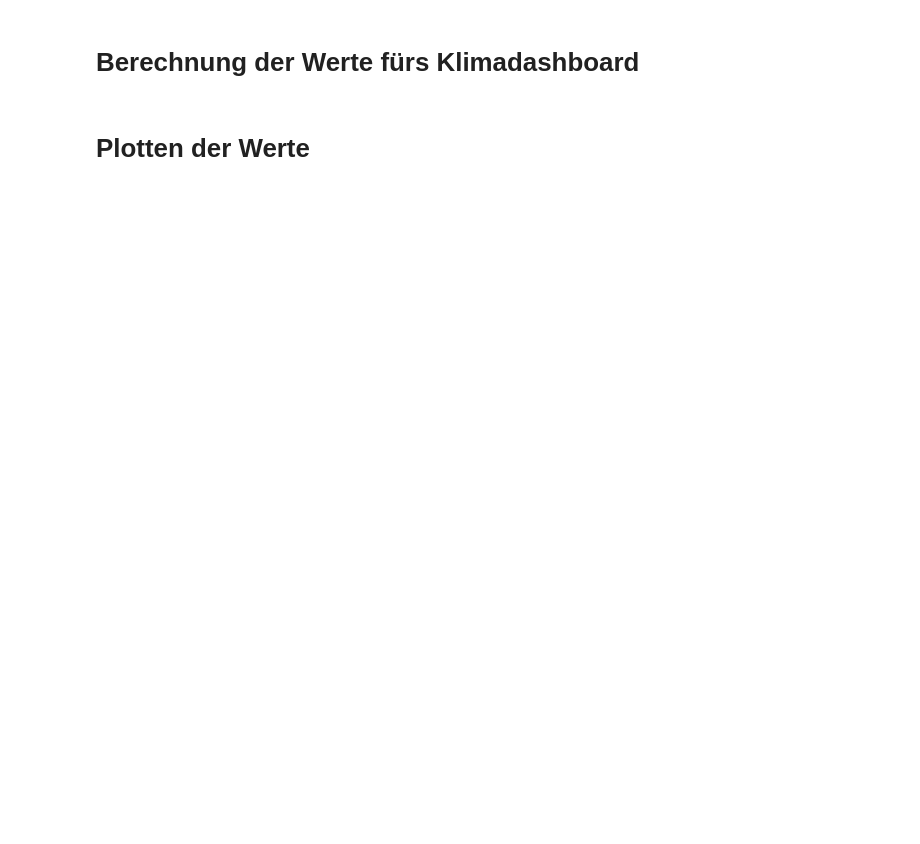
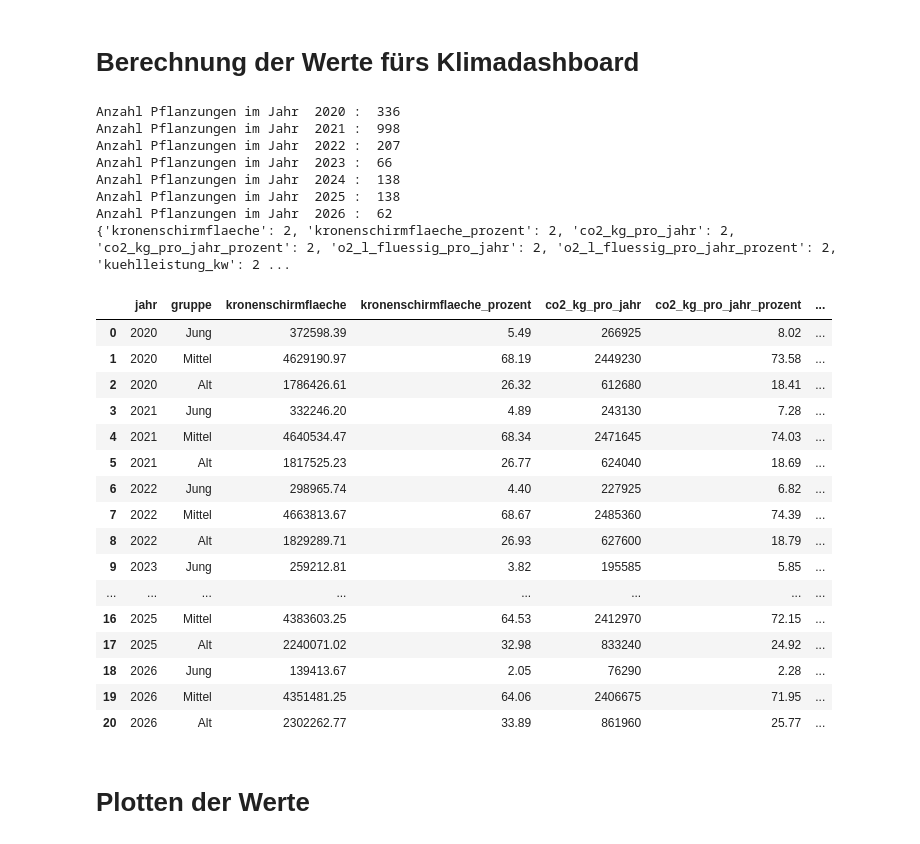
Before and after one commit to od-ms/converter-scripts, a Jupyter notebook: klimadashboard/klimadashboard-baeume.ipynb, the cells around one changed output. Drawn from its saved outputs; the diff is of its cells as text; code cells hidden in the pictures; blank space fills up the shorter version.

```diff
--- a/klimadashboard/klimadashboard-baeume.ipynb
+++ b/klimadashboard/klimadashboard-baeume.ipynb
@@ -144,6 +186,7 @@ def co2_rate(alter):
         return 40
 
 gdf["alter"] = CURRENT_YEAR - gdf["pflanzjahr"]
+pflanzungen = {}
 
 # =========================== Berechnungen ===========================
 
@@ -193,37 +236,61 @@ def berechne_jahr(df, jahr):
     temp_df = addFieldsToDataFrame(temp_df, "kronenschirmflaeche")
     temp_df = addFieldsToDataFrame(temp_df, "co2_kg_pro_jahr")
     temp_df = addFieldsToDataFrame(temp_df, "o2_l_fluessig_pro_jahr")
     temp_df = addFieldsToDataFrame(temp_df, "kuehlleistung_kw")
     # TODO - Anzahl der Fällungen => hier gibt es noch eine Datenlieferung von 67
     # TODO: Pflanzungen pro Jahr => Alle Bäume mit Alter 0; #TODO diese Daten müssen noch richtig in die Tabelle pro Jahr (unabhängig von der Altersgruppe)
-    print("Anzahl Pflanzungen im Jahr ", jahr)
-    print((gdf["pflanzjahr"] == jahr).sum())
+    pflanzungen[jahr] = (gdf["pflanzjahr"] == jahr).sum()
+    print("Anzahl Pflanzungen im Jahr ", jahr, ": ",pflanzungen[jahr])
     return temp_df
 
 startjahr = 2020
 endjahr = CURRENT_YEAR
 
 alle = []
 
 for jahr in range(startjahr, endjahr + 1):
     t = berechne_jahr(gdf, jahr)
     t["jahr"] = jahr
     alle.append(t)
-
-print(alle)
 
 # Dataframe erstellen
 slider_df = pd.concat(alle, ignore_index=True)
 
 # Runden der Werte auf 2 Nachkommastellen, außer für die Spalten "jahr" und "gruppe"
 cols = {col: 2 for col in slider_df.columns if col not in ("jahr", "gruppe")}
 slider_df = slider_df.round(cols)
 
 # Daten als CSV speichern
 slider_df.to_csv("data/baumkachel_daten.csv", index=False)
 
 # Daten ausgeben
 slider_df
+# %% [output]
+Anzahl Pflanzungen im Jahr  2020 :  336
+Anzahl Pflanzungen im Jahr  2021 :  998
+Anzahl Pflanzungen im Jahr  2022 :  207
+Anzahl Pflanzungen im Jahr  2023 :  66
+Anzahl Pflanzungen im Jahr  2024 :  138
+Anzahl Pflanzungen im Jahr  2025 :  138
+Anzahl Pflanzungen im Jahr  2026 :  62
+{'kronenschirmflaeche': 2, 'kronenschirmflaeche_prozent': 2, 'co2_kg_pro_jahr': 2, 'co2_kg_pro_jahr_prozent': 2, 'o2_l_fluessig_pro_jahr': 2, 'o2_l_fluessig_pro_jahr_prozent': 2, 'kuehlleistung_kw': 2 ...
+|  | jahr | gruppe | kronenschirmflaeche | kronenschirmflaeche_prozent | co2_kg_pro_jahr | co2_kg_pro_jahr_prozent | ... |
+| 0 | 2020 | Jung | 372598.39 | 5.49 | 266925 | 8.02 | ... |
+| 1 | 2020 | Mittel | 4629190.97 | 68.19 | 2449230 | 73.58 | ... |
+| 2 | 2020 | Alt | 1786426.61 | 26.32 | 612680 | 18.41 | ... |
+| 3 | 2021 | Jung | 332246.20 | 4.89 | 243130 | 7.28 | ... |
+| 4 | 2021 | Mittel | 4640534.47 | 68.34 | 2471645 | 74.03 | ... |
+| 5 | 2021 | Alt | 1817525.23 | 26.77 | 624040 | 18.69 | ... |
+| 6 | 2022 | Jung | 298965.74 | 4.40 | 227925 | 6.82 | ... |
+| 7 | 2022 | Mittel | 4663813.67 | 68.67 | 2485360 | 74.39 | ... |
+| 8 | 2022 | Alt | 1829289.71 | 26.93 | 627600 | 18.79 | ... |
+| 9 | 2023 | Jung | 259212.81 | 3.82 | 195585 | 5.85 | ... |
+| ... | ... | ... | ... | ... | ... | ... | ... |
+| 16 | 2025 | Mittel | 4383603.25 | 64.53 | 2412970 | 72.15 | ... |
+| 17 | 2025 | Alt | 2240071.02 | 32.98 | 833240 | 24.92 | ... |
+| 18 | 2026 | Jung | 139413.67 | 2.05 | 76290 | 2.28 | ... |
+| 19 | 2026 | Mittel | 4351481.25 | 64.06 | 2406675 | 71.95 | ... |
+| 20 | 2026 | Alt | 2302262.77 | 33.89 | 861960 | 25.77 | ... |
 # %% [markdown]
 # Plotten der Werte
 # %%
```
Also changed, not shown: parts of 5 cells of this notebook, 3 other files.
